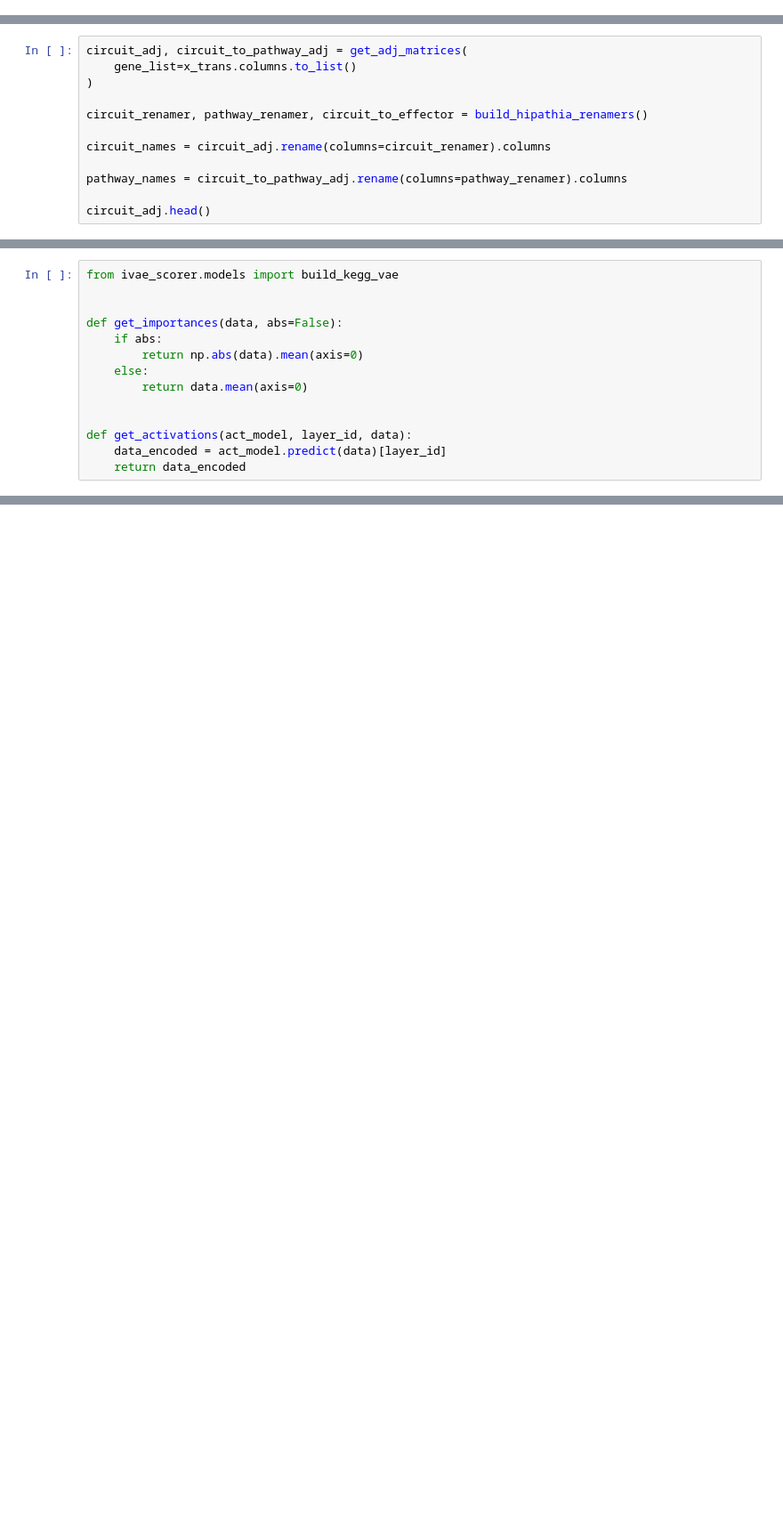
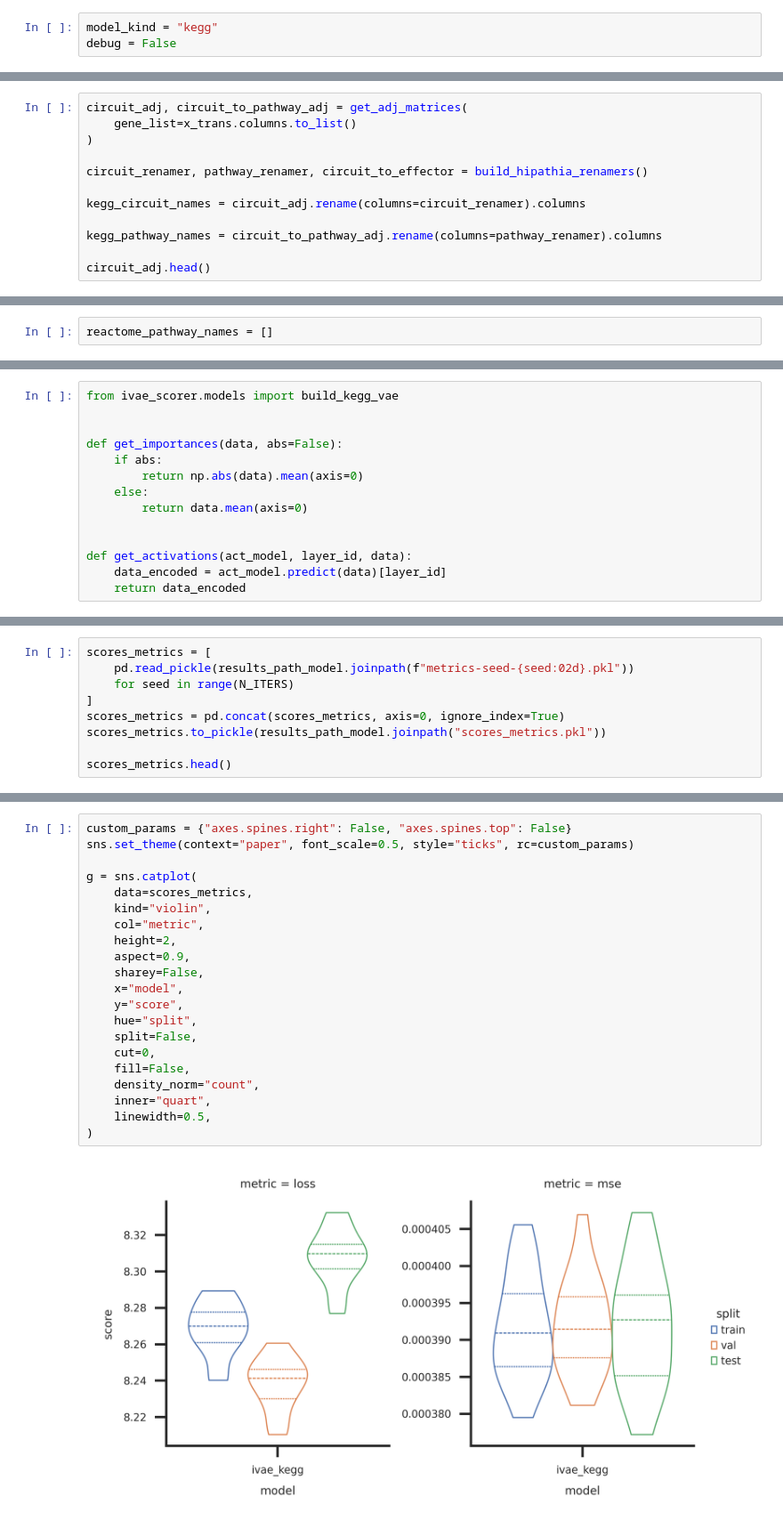
Before and after one commit to saraafdezz/robustness_informed_TFG, a Jupyter notebook: notebooks/kegg.ipynb, the cells around one changed output, grey strips where cells are left out. Shown: that part at 89% size. Drawn from its saved outputs; the diff is of its cells as text; blank space fills up the shorter version.

```diff
--- a/notebooks/kegg.ipynb
+++ b/notebooks/kegg.ipynb
@@ -2,6 +2,9 @@
 # https://www.sc-best-practices.org/conditions/gsea_pathway.html#id380
 # Kang HM, Subramaniam M, Targ S, et al. Multiplexed droplet single-cell RNA-sequencing using natural genetic variation
 #   Nat Biotechnol. 2020 Nov;38(11):1356]. Nat Biotechnol. 2018;36(1):89-94. doi:10.1038/nbt.4042
+# %%
+model_kind = "kegg"
+debug = False
 # %%
 %load_ext autoreload
 %autoreload 2
@@ -52,8 +78,8 @@ circuit_adj, circuit_to_pathway_adj = get_adj_matrices(
 
 circuit_renamer, pathway_renamer, circuit_to_effector = build_hipathia_renamers()
 
-circuit_names = circuit_adj.rename(columns=circuit_renamer).columns
+kegg_circuit_names = circuit_adj.rename(columns=circuit_renamer).columns
 
-pathway_names = circuit_to_pathway_adj.rename(columns=pathway_renamer).columns
+kegg_pathway_names = circuit_to_pathway_adj.rename(columns=pathway_renamer).columns
 
 circuit_adj.head()
@@ -60,3 +95,5 @@ circuit_adj.head()
+# %%
+reactome_pathway_names = []
 # %%
 x_trans, circuit_adj = sync_gexp_adj(gexp=x_trans, adj=circuit_adj)
 x_trans.shape, circuit_adj.shape, circuit_to_pathway_adj.shape
@@ -143,0 +278,9 @@ for seed in range(100):
+# %%
+scores_metrics = [
+    pd.read_pickle(results_path_model.joinpath(f"metrics-seed-{seed:02d}.pkl"))
+    for seed in range(N_ITERS)
+]
+scores_metrics = pd.concat(scores_metrics, axis=0, ignore_index=True)
+scores_metrics.to_pickle(results_path_model.joinpath("scores_metrics.pkl"))
+
+scores_metrics.head()
@@ -143,0 +294,23 @@ for seed in range(100):
+# %%
+custom_params = {"axes.spines.right": False, "axes.spines.top": False}
+sns.set_theme(context="paper", font_scale=0.5, style="ticks", rc=custom_params)
+
+g = sns.catplot(
+    data=scores_metrics,
+    kind="violin",
+    col="metric",
+    height=2,
+    aspect=0.9,
+    sharey=False,
+    x="model",
+    y="score",
+    hue="split",
+    split=False,
+    cut=0,
+    fill=False,
+    density_norm="count",
+    inner="quart",
+    linewidth=0.5,
+)
+# %% [output]
+[figure, added]
```
Also changed, not shown: parts of 16 cells of this notebook.
